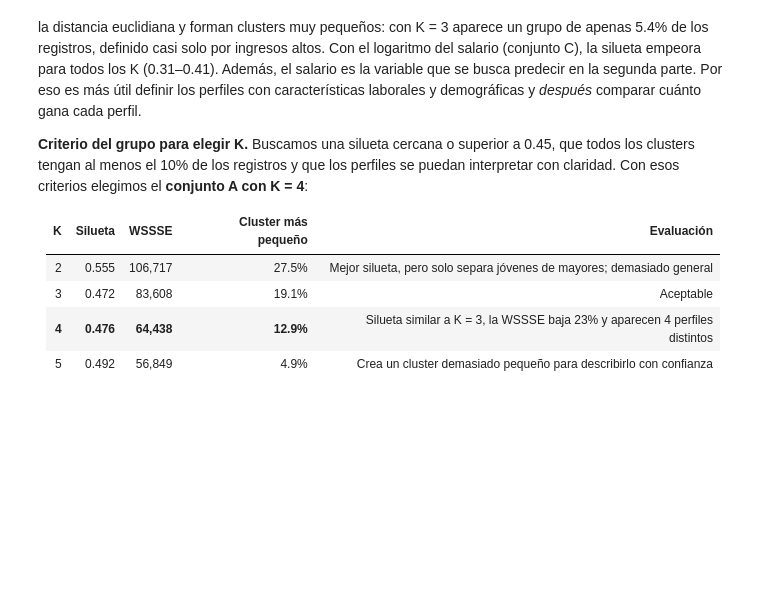
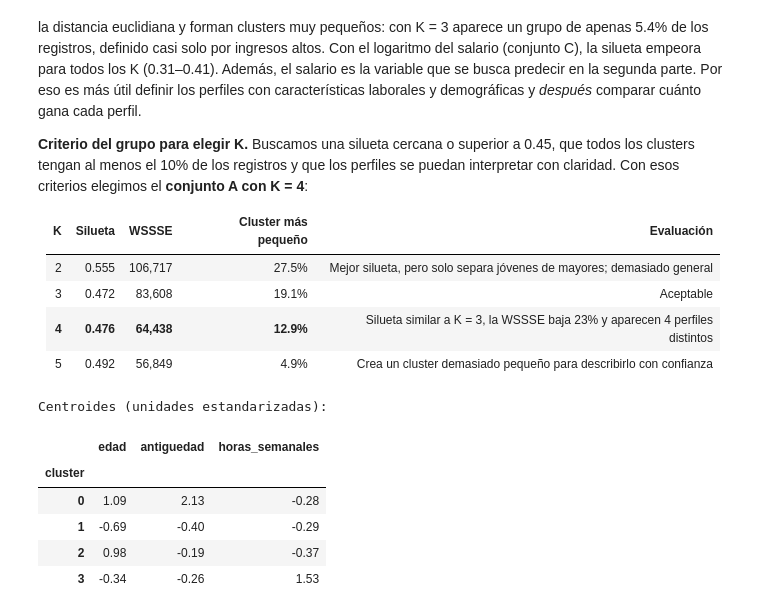
Before and after one commit to tismajo/CC3084-Laboratorio7, a Jupyter notebook: Laboratorio7.ipynb, the cells around one changed output. Drawn from its saved outputs; the diff is of its cells as text; code cells hidden in the pictures; blank space fills up the shorter version.

```diff
--- a/Laboratorio7.ipynb
+++ b/Laboratorio7.ipynb
@@ -1940,3 +1940,28 @@ interpretar con claridad. Con esos criterios elegimos el **conjunto A con K = 4*
 | 3 | 0.472 | 83,608 | 19.1% | Aceptable |
 | **4** | **0.476** | **64,438** | **12.9%** | Silueta similar a K = 3, la WSSSE baja 23% y aparecen 4 perfiles distintos |
 | 5 | 0.492 | 56,849 | 4.9% | Crea un cluster demasiado pequeño para describirlo con confianza |
+# %%
+CONJUNTO_FINAL = "A_sin_salario"
+K_FINAL = 4
+
+modelo_esc_final, modelo_km_final = modelos_cluster[(CONJUNTO_FINAL, K_FINAL)]
+
+df_clusters = modelo_km_final.transform(
+    modelo_esc_final.transform(df_cluster_base)
+).drop("features_raw", "features").cache()
+
+centros = pd.DataFrame(
+    modelo_km_final.clusterCenters(),
+    columns=CONJUNTOS_CLUSTER[CONJUNTO_FINAL]
+)
+centros.index.name = "cluster"
+print("Centroides (unidades estandarizadas):")
+display(centros.round(2))
+# %% [output]
+Centroides (unidades estandarizadas):
+|  | edad | antiguedad | horas_semanales |
+| cluster |  |  |  |
+| 0 | 1.09 | 2.13 | -0.28 |
+| 1 | -0.69 | -0.40 | -0.29 |
+| 2 | 0.98 | -0.19 | -0.37 |
+| 3 | -0.34 | -0.26 | 1.53 |
```
Also changed, not shown: parts of 3 cells of this notebook.
